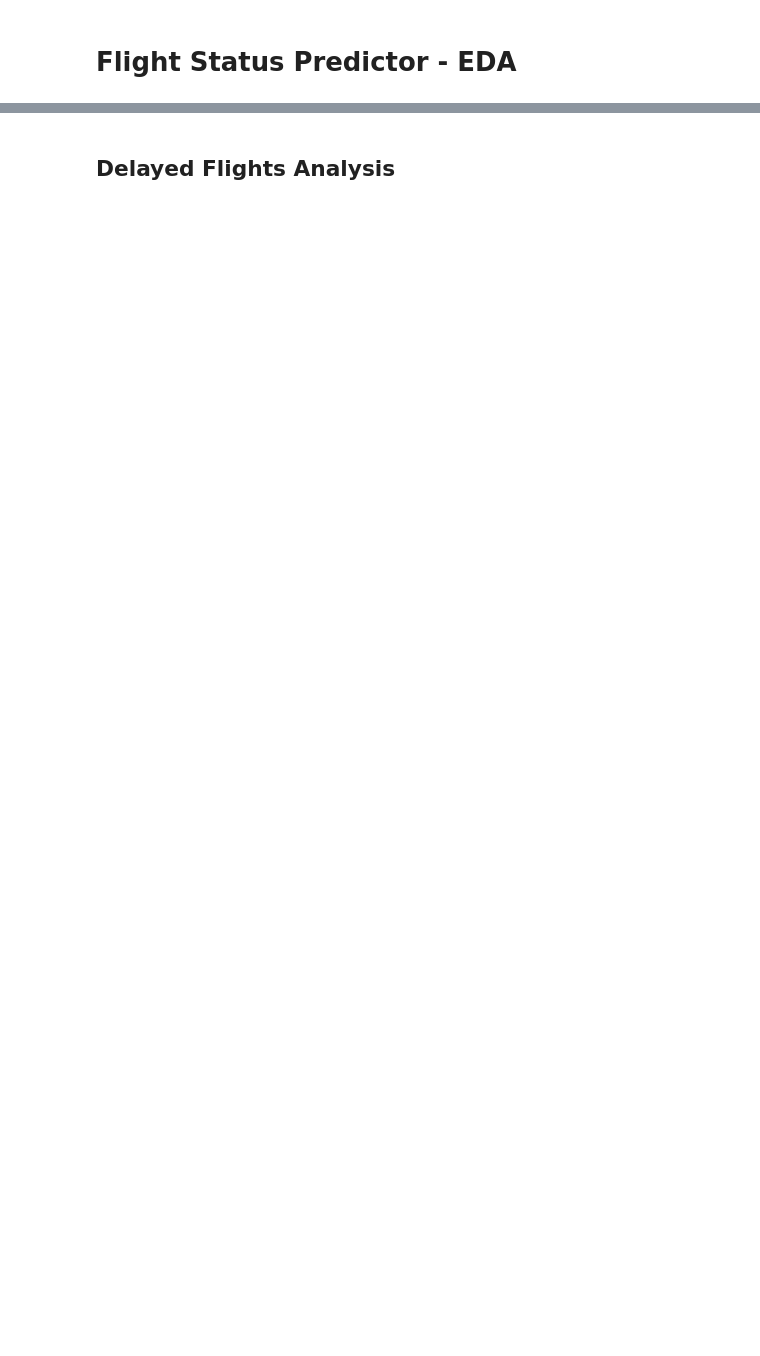
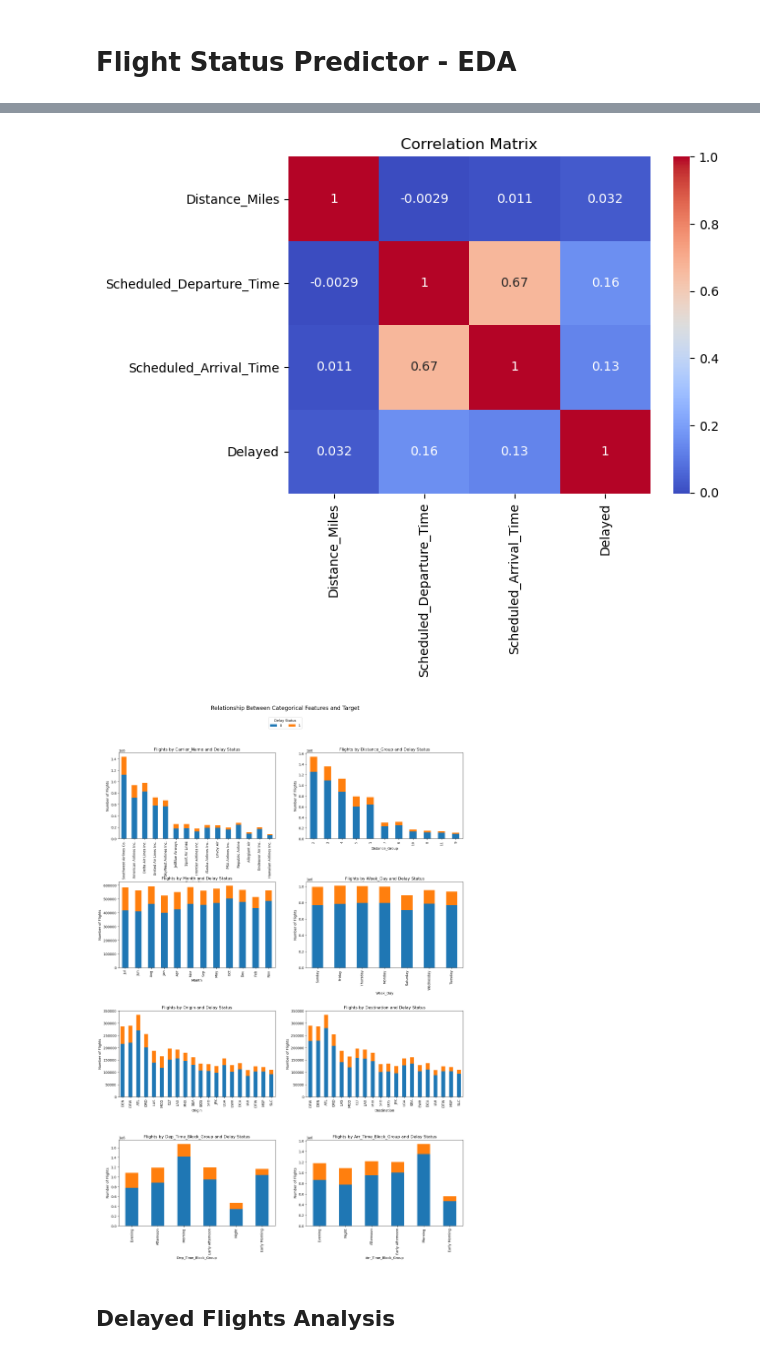
Before and after one commit to B-Treftz/Flight_Status_Predictor, a Jupyter notebook: 1_EDA/EDA_Brian.ipynb, the cells around one changed output, grey strips where cells are left out. Saved outputs shown, nothing was run; the diff lists cells and outputs as text; code cells hidden in the pictures; blank space fills up the shorter version.

```diff
--- a/1_EDA/EDA_Brian.ipynb
+++ b/1_EDA/EDA_Brian.ipynb
@@ -202,2 +357,57 @@ df.astype('object').describe()
+# %%
+# Filter only numerical columns
+numerical_features = df.select_dtypes(include=['number'])
+corr_matrix = numerical_features.corr()
+sns.heatmap(corr_matrix, annot=True, cmap='coolwarm')
+plt.title('Correlation Matrix')
+plt.show()
+
+# Relationship between categorical features and the target variable
+# Define the categorical features
+categorical_features = ['Carrier_Name',
+                        'Distance_Group',
+                        'Month',
+                        'Week_Day',
+                        'Origin',
+                        'Destination',
+                        'Dep_Time_Block_Group',
+                        'Arr_Time_Block_Group']
+
+# Create a 4x2 subplot
+fig, axes = plt.subplots(4, 2, figsize=(18, 24), constrained_layout=True)
+fig.suptitle('Relationship Between Categorical Features and Target', fontsize=16)
+
+# Flatten the axes array for easy iteration
+axes = axes.flatten()
+
+# Loop through the categorical features and create a bar plot for each
+for i, feature in enumerate(categorical_features):
+    if feature in ['Origin', 'Destination']:
+        # Get the top 20 values for Origin and Destination
+        top_20 = df[feature].value_counts().nlargest(20).index
+        crosstab = pd.crosstab(df[feature][df[feature].isin(top_20)], df['Delayed'])
+    else:
+        crosstab = pd.crosstab(df[feature], df['Delayed'])
+
+    # Sort the crosstab by the number of delayed flights in descending order
+    crosstab = crosstab.sort_values(by=1, ascending=False)
+
+    # Plot the crosstab
+    crosstab.plot(kind='bar', stacked=True, ax=axes[i], legend=False)
+    axes[i].set_title(f'Flights by {feature} and Delay Status')
+    axes[i].set_xlabel(feature)
+    axes[i].set_ylabel('Number of Flights')
+
+# Add the legend below the title
+handles, labels = axes[0].get_legend_handles_labels()
+fig.legend(handles, labels, loc='center', bbox_to_anchor=(0.5, .95), ncol=2, title='Delay Status')
+
+# Adjust the layout to ensure the legend does not overlap with the title or subplots
+plt.subplots_adjust(top=0.9, bottom=0.1, hspace=0.5)
+
+plt.show()
+# %% [output]
+[figure, added]
+[figure, added]
 # %% [markdown]
 ## Delayed Flights Analysis
```
Also changed, not shown: parts of 55 cells of this notebook, 5 other files.
